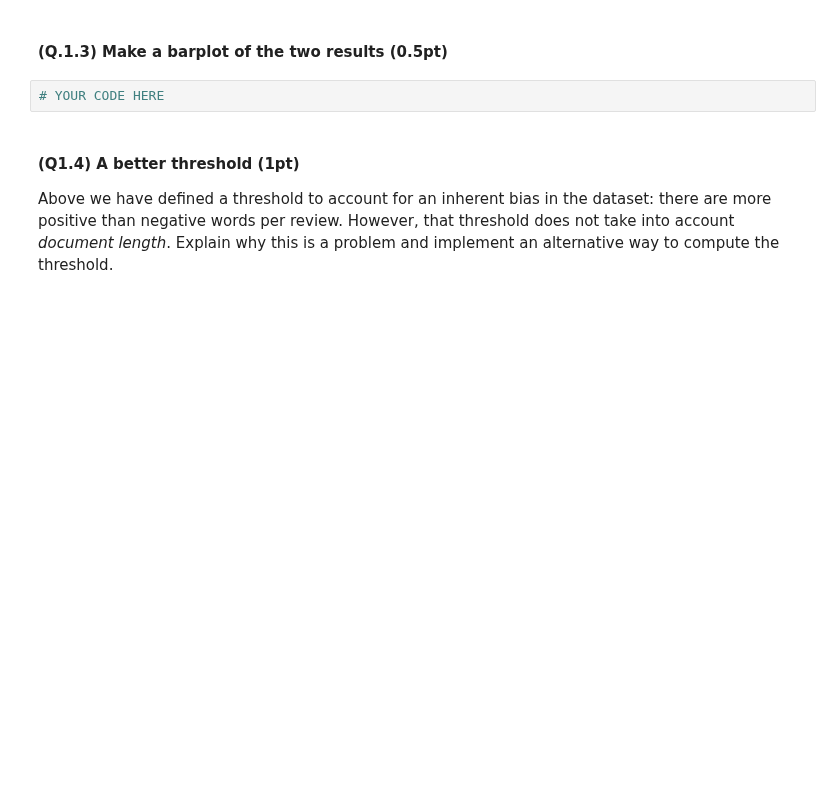
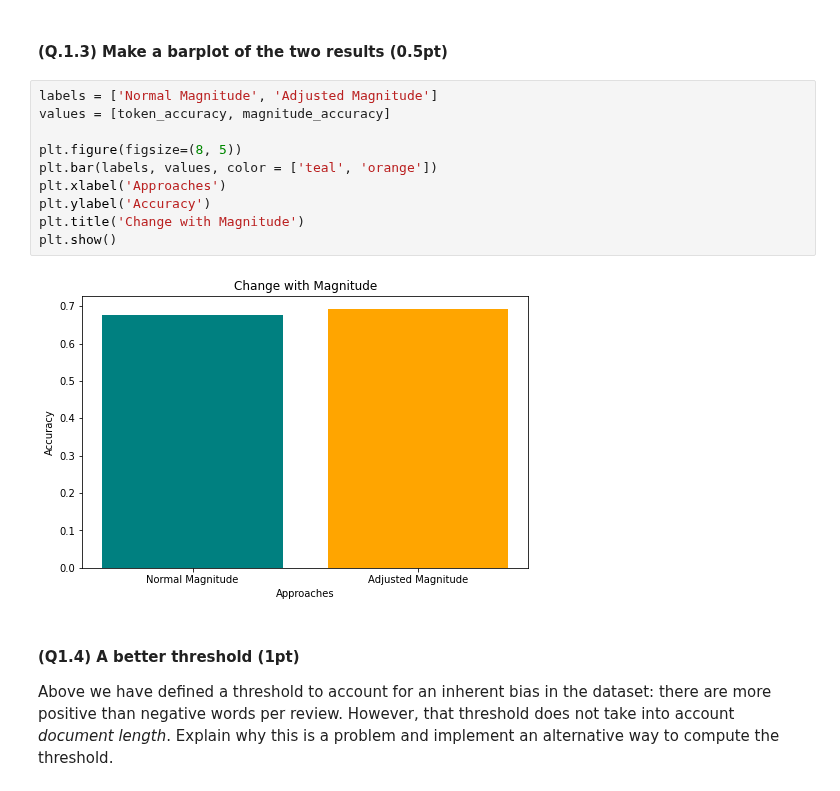
Before and after one commit to Lucyferko/NLP, a Jupyter notebook: NLP1 2024 Practical 1 (student_version).ipynb, the cells around one changed output. Drawn from its saved outputs; the diff is of its cells as text; blank space fills up the shorter version.

```diff
--- a/NLP1 2024 Practical 1 (student_version).ipynb
+++ b/NLP1 2024 Practical 1 (student_version).ipynb
@@ -254,7 +369,17 @@ print("Accuracy:" % magnitude_accuracy)'''
 # %% [markdown]
 #### (Q.1.3) Make a barplot of the two results (0.5pt)
-# %%
-# YOUR CODE HERE
+# %%
+labels = ['Normal Magnitude', 'Adjusted Magnitude']
+values = [token_accuracy, magnitude_accuracy]
+
+plt.figure(figsize=(8, 5))
+plt.bar(labels, values, color = ['teal', 'orange'])
+plt.xlabel('Approaches')
+plt.ylabel('Accuracy')
+plt.title('Change with Magnitude')
+plt.show()
+# %% [output]
+[figure, added]
 # %% [markdown]
 #### (Q1.4) A better threshold (1pt)
 Above we have defined a threshold to account for an inherent bias in the dataset: there are more positive than negative words per review.
```
Also changed, not shown: parts of 25 cells of this notebook.
